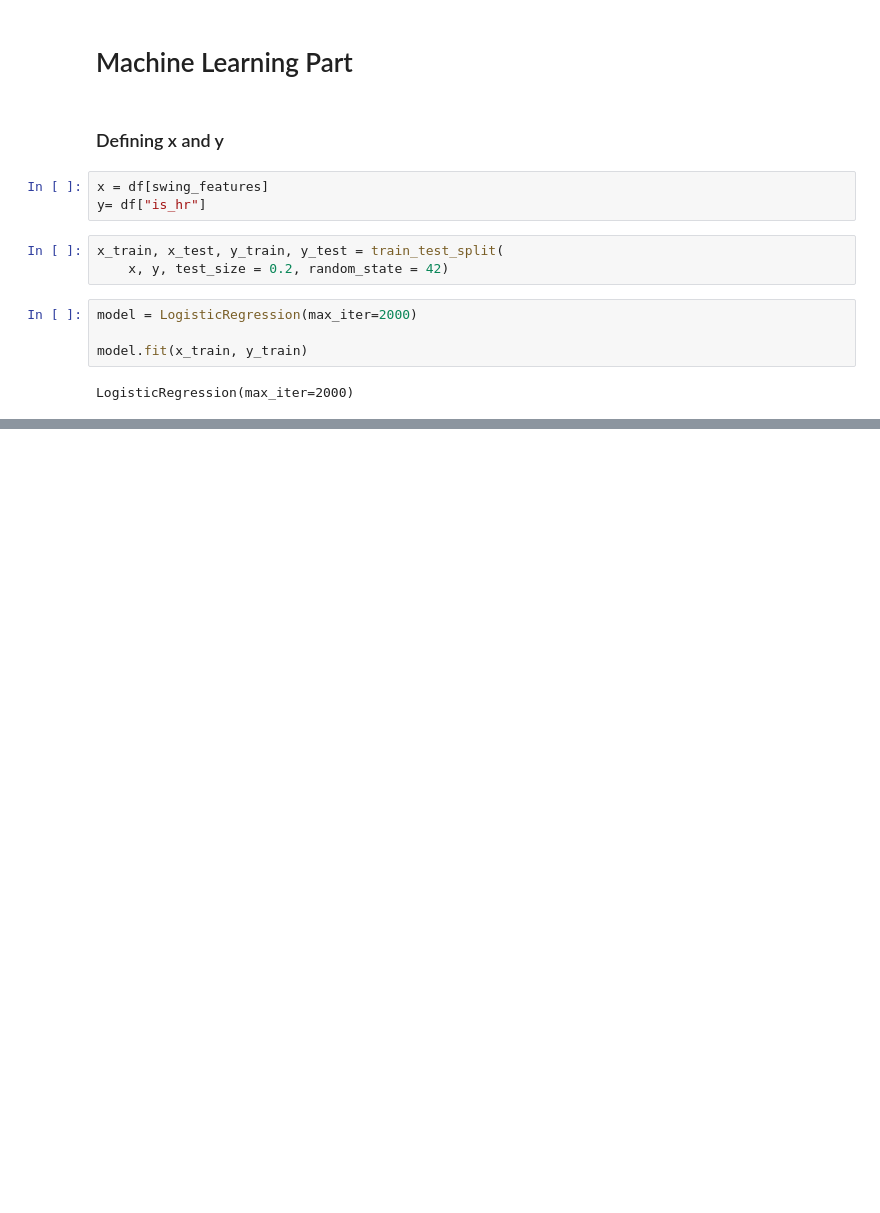
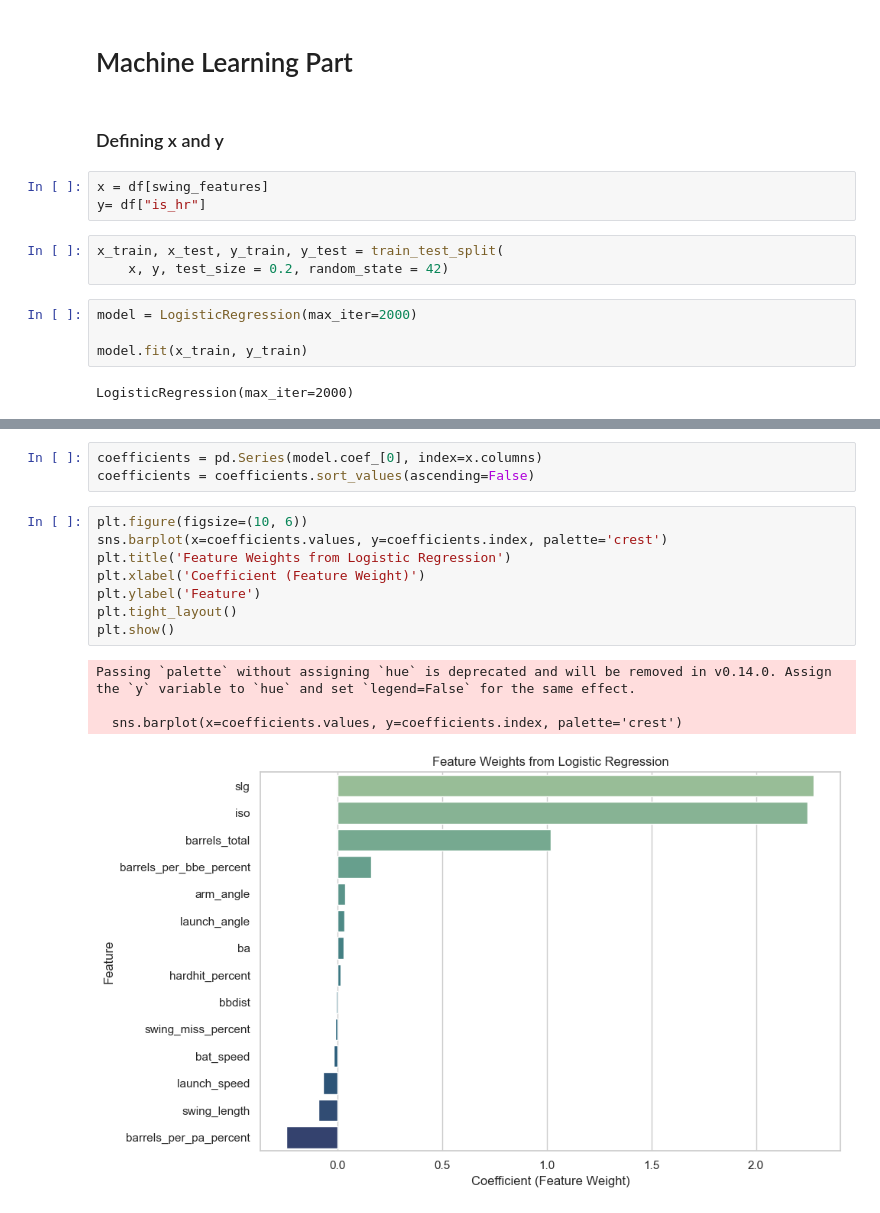
Before and after one commit to meganclapinski25/mlb-hr-prediction, a Jupyter notebook: notebooks/01_exploratory_analysis.ipynb, the cells around one changed output, grey strips where cells are left out. Cells and saved outputs as stored; diff of their text form; blank space fills up the shorter version.

```diff
--- a/notebooks/01_exploratory_analysis.ipynb
+++ b/notebooks/01_exploratory_analysis.ipynb
@@ -448,0 +501,16 @@ LogisticRegression(max_iter=2000)
+# %%
+coefficients = pd.Series(model.coef_[0], index=x.columns)
+coefficients = coefficients.sort_values(ascending=False)
+# %%
+plt.figure(figsize=(10, 6))
+sns.barplot(x=coefficients.values, y=coefficients.index, palette='crest')
+plt.title('Feature Weights from Logistic Regression')
+plt.xlabel('Coefficient (Feature Weight)')
+plt.ylabel('Feature')
+plt.tight_layout()
+plt.show()
+# %% [output]
+Passing `palette` without assigning `hue` is deprecated and will be removed in v0.14.0. Assign the `y` variable to `hue` and set `legend=False` for the same effect.
+
+  sns.barplot(x=coefficients.values, y=coefficients.index, palette='crest')
+[figure, added]
```
Also changed, not shown: parts of 20 cells of this notebook.
